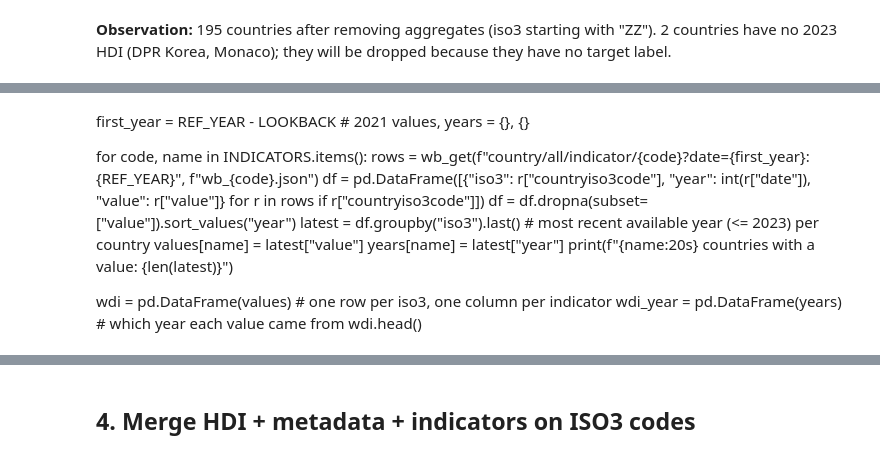
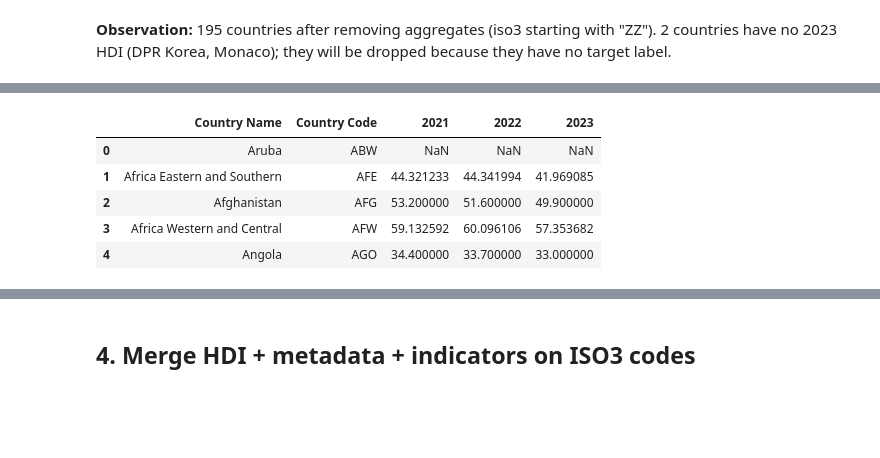
Before and after one commit to tanishjain0911-beep/ds203-hdi-classification, a Jupyter notebook: notebooks/01_data.ipynb, the cells around one changed output, grey strips where cells are left out. Drawn from its saved outputs; the diff is of its cells as text; code cells hidden in the pictures; blank space fills up the shorter version.

```diff
--- a/notebooks/01_data.ipynb
+++ b/notebooks/01_data.ipynb
@@ -21,11 +22,0 @@ LOOKBACK = 2             # if 2023 is missing, also accept 2022 and 2021
-# %%
-HDR_URL = ("https://hdr.undp.org/sites/default/files/2025_HDR/"
-           "HDR25_Composite_indices_complete_time_series.csv")
-hdr_path = os.path.join(RAW, "HDR25_composite_indices.csv")
-
-if not os.path.exists(hdr_path):            # download only the first time
-    r = requests.get(HDR_URL, timeout=120)
-    r.raise_for_status()                    # stop with an error if the download failed
-    with open(hdr_path, "wb") as f:
-        f.write(r.content)
-print("saved:", hdr_path, os.path.getsize(hdr_path) // 1024, "KB")
@@ -70,12 +63,22 @@ missing HDI: 2
 # %%
 INDICATORS = {
-    "NY.GDP.MKTP.KD.ZG": "gdp_growth",
-    "FP.CPI.TOTL.ZG":    "inflation",
-    "SL.UEM.TOTL.ZS":    "unemployment",
-    "SP.DYN.IMRT.IN":    "infant_mortality",
-    "EG.ELC.ACCS.ZS":    "electricity_access",
-    "IT.NET.USER.ZS":    "internet_users",
-    "NV.AGR.TOTL.ZS":    "agriculture_gdp",
-    "NV.IND.TOTL.ZS":    "industry_gdp",
-    "NE.TRD.GNFS.ZS":    "trade_gdp",
+    "NY.GDP.MKTP.KD.ZG": "gdp_growth",          # GDP growth (annual %)
+    "FP.CPI.TOTL.ZG":    "inflation",           # inflation, consumer prices (annual %)
+    "SL.UEM.TOTL.ZS":    "unemployment",        # unemployment (% of labour force)
+    "SP.DYN.IMRT.IN":    "infant_mortality",    # infant deaths per 1,000 live births
+    "EG.ELC.ACCS.ZS":    "electricity_access",  # access to electricity (% of population)
+    "IT.NET.USER.ZS":    "internet_users",      # internet users (% of population)
+    "NV.AGR.TOTL.ZS":    "agriculture_gdp",     # agriculture value added (% of GDP)
+    "NV.IND.TOTL.ZS":    "industry_gdp",        # industry value added (% of GDP)
+    "NE.TRD.GNFS.ZS":    "trade_gdp",           # trade (% of GDP)
 }
+
+example = pd.read_csv(f"{RAW}/wb_SP.DYN.IMRT.IN.csv", skiprows=4)
+example[["Country Name", "Country Code", "2021", "2022", "2023"]].head()
+# %% [output]
+|  | Country Name | Country Code | 2021 | 2022 | 2023 |
+| 0 | Aruba | ABW | NaN | NaN | NaN |
+| 1 | Africa Eastern and Southern | AFE | 44.321233 | 44.341994 | 41.969085 |
+| 2 | Afghanistan | AFG | 53.200000 | 51.600000 | 49.900000 |
+| 3 | Africa Western and Central | AFW | 59.132592 | 60.096106 | 57.353682 |
+| 4 | Angola | AGO | 34.400000 | 33.700000 | 33.000000 |
@@ -97,17 +84,0 @@ def wb_get(endpoint, filename):
-# %% [markdown]
-first_year = REF_YEAR - LOOKBACK          # 2021
-values, years = {}, {}
-
-for code, name in INDICATORS.items():
-    rows = wb_get(f"country/all/indicator/{code}?date={first_year}:{REF_YEAR}", f"wb_{code}.json")
-    df = pd.DataFrame([{"iso3": r["countryiso3code"], "year": int(r["date"]), "value": r["value"]}
-                       for r in rows if r["countryiso3code"]])
-    df = df.dropna(subset=["value"]).sort_values("year")
-    latest = df.groupby("iso3").last()     # most recent available year (<= 2023) per country
-    values[name] = latest["value"]
-    years[name] = latest["year"]
-    print(f"{name:20s} countries with a value: {len(latest)}")
-
-wdi = pd.DataFrame(values)        # one row per iso3, one column per indicator
-wdi_year = pd.DataFrame(years)    # which year each value came from
-wdi.head()
```
Also changed, not shown: parts of 23 cells of this notebook, 34 other files.
